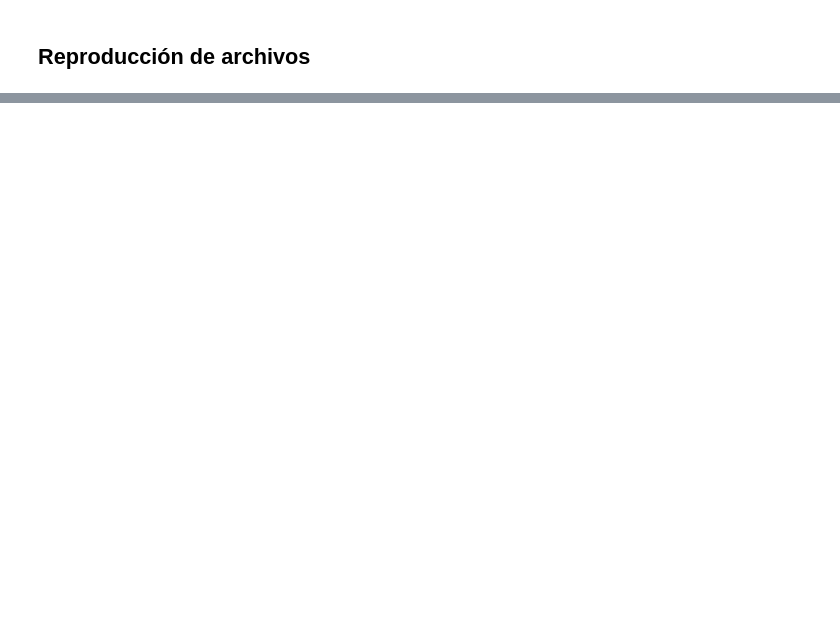
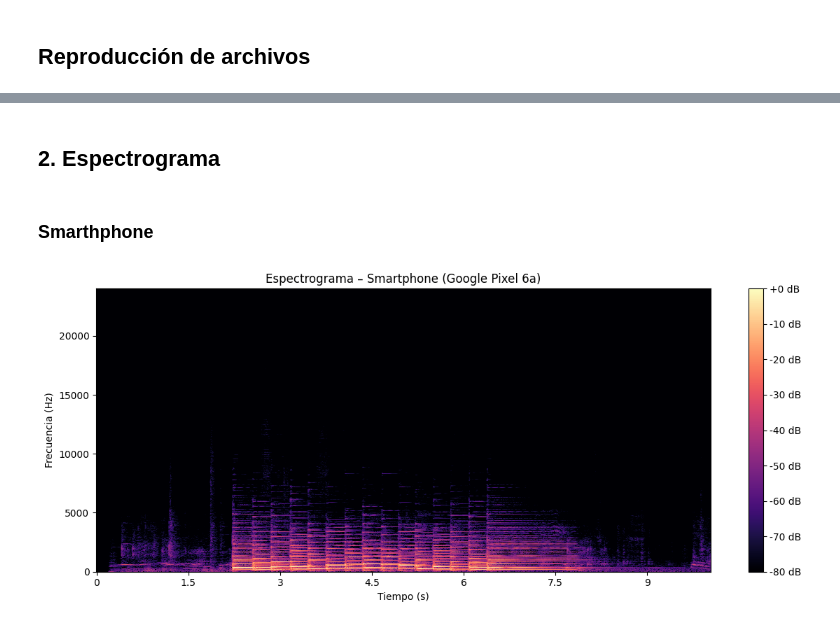
Before and after one commit to DidiDigits/Course_CDSI_2026, a Jupyter notebook: tareas/audio_exploration/audio_exploration.ipynb, the cells around one changed output, grey strips where cells are left out. Drawn from its saved outputs; the diff is of its cells as text; code cells hidden in the pictures; blank space fills up the shorter version.

```diff
--- a/tareas/audio_exploration/audio_exploration.ipynb
+++ b/tareas/audio_exploration/audio_exploration.ipynb
@@ -39,0 +107,27 @@ audio_mic_sf, sr_mic_sf = sf.read("data/audio/piano_mic.wav")
+# %% [markdown]
+## 2. Espectrograma
+# %% [markdown]
+### Smarthphone
+# %%
+# Short-Time Fourier Transform (STFT)
+S_phone = librosa.stft(audio_phone)
+
+# Convertir a decibeles
+S_phone_db = librosa.amplitude_to_db(np.abs(S_phone), ref=np.max)
+
+# Visualizar
+plt.figure(figsize=(12, 5))
+librosa.display.specshow(
+    S_phone_db,
+    sr=sr_phone_sf,
+    x_axis="time",
+    y_axis="hz"
+)
+plt.colorbar(format="%+2.0f dB")
+plt.title("Espectrograma – Smartphone (Google Pixel 6a)")
+plt.xlabel("Tiempo (s)")
+plt.ylabel("Frecuencia (Hz)")
+plt.tight_layout()
+plt.show()
+# %% [output]
+[figure, added]
```
Also changed, not shown: parts of 23 cells of this notebook.
